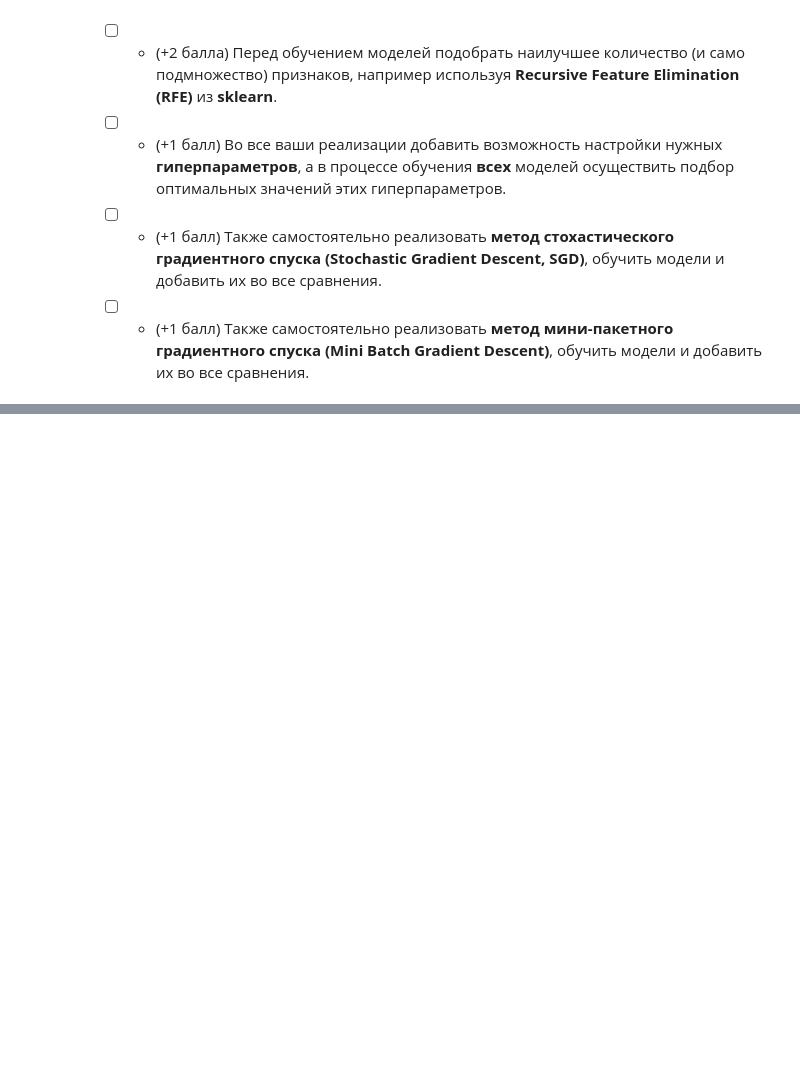
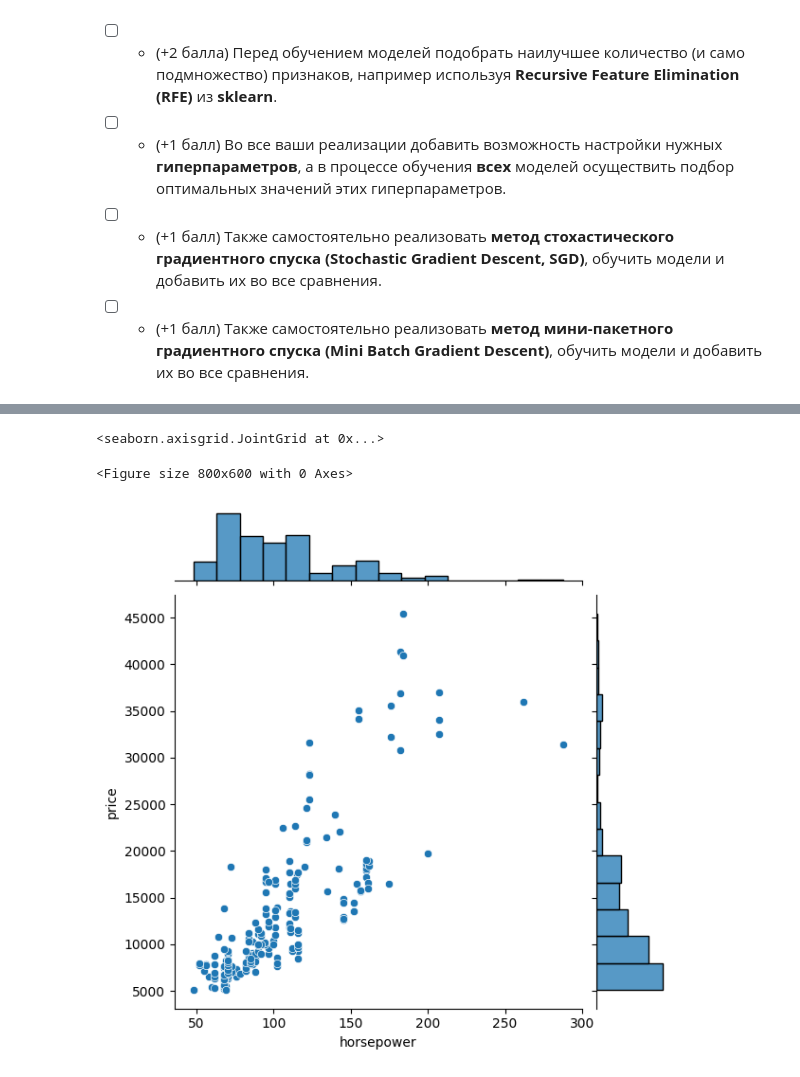
Before and after one commit to Tamerlantame/ml-course, a Jupyter notebook: tasks/task_02.ipynb, the cells around one changed output, grey strips where cells are left out. Cells and saved outputs as stored; diff of their text form; code cells hidden in the pictures; blank space fills up the shorter version.

```diff
--- a/tasks/task_02.ipynb
+++ b/tasks/task_02.ipynb
@@ -34,0 +129,8 @@ import re
+# %%
+plt.figure(figsize=(8, 6))
+sns.jointplot(data = df, x = 'horsepower', y = "price", kind="scatter")
+#`kind` must be one of ['scatter', 'hist', 'hex', 'kde', 'reg', 'resid'],
+# %% [output]
+<seaborn.axisgrid.JointGrid at 0x...>
+<Figure size 800x600 with 0 Axes>
+[figure, added]
```
Also changed, not shown: parts of 28 cells of this notebook.
